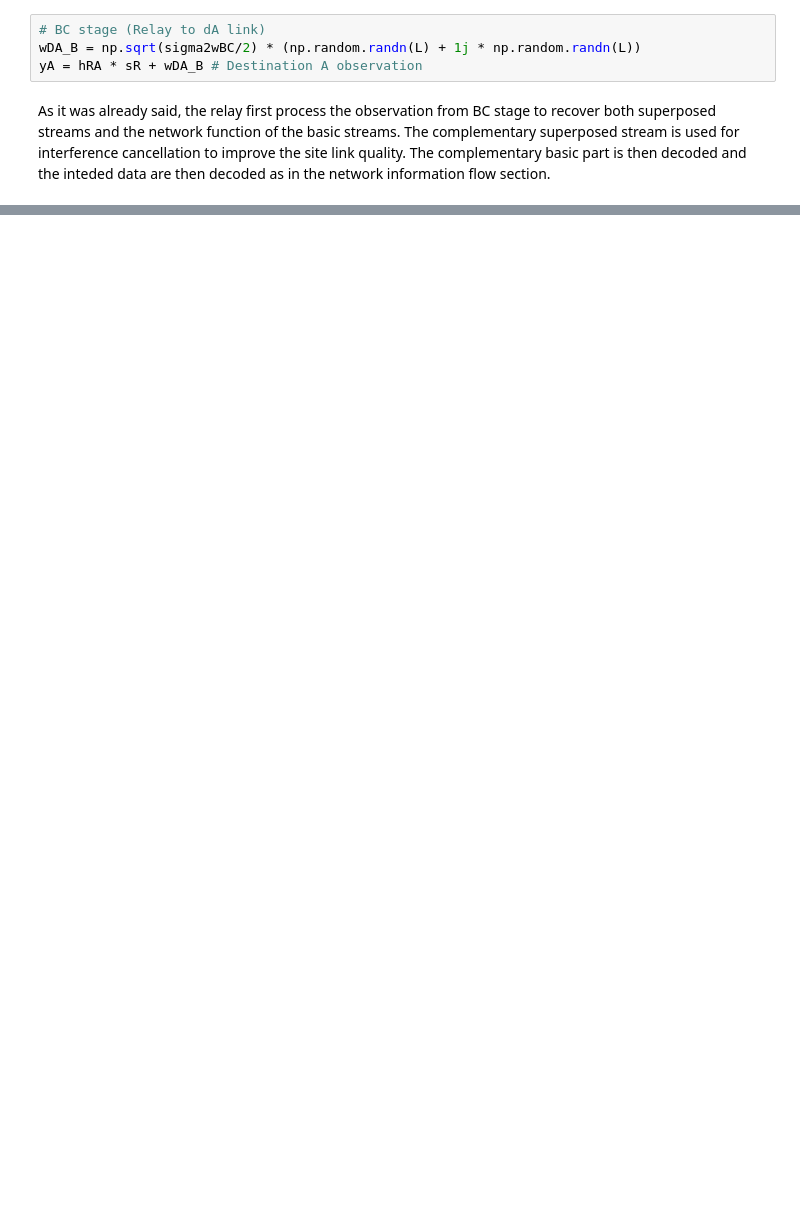
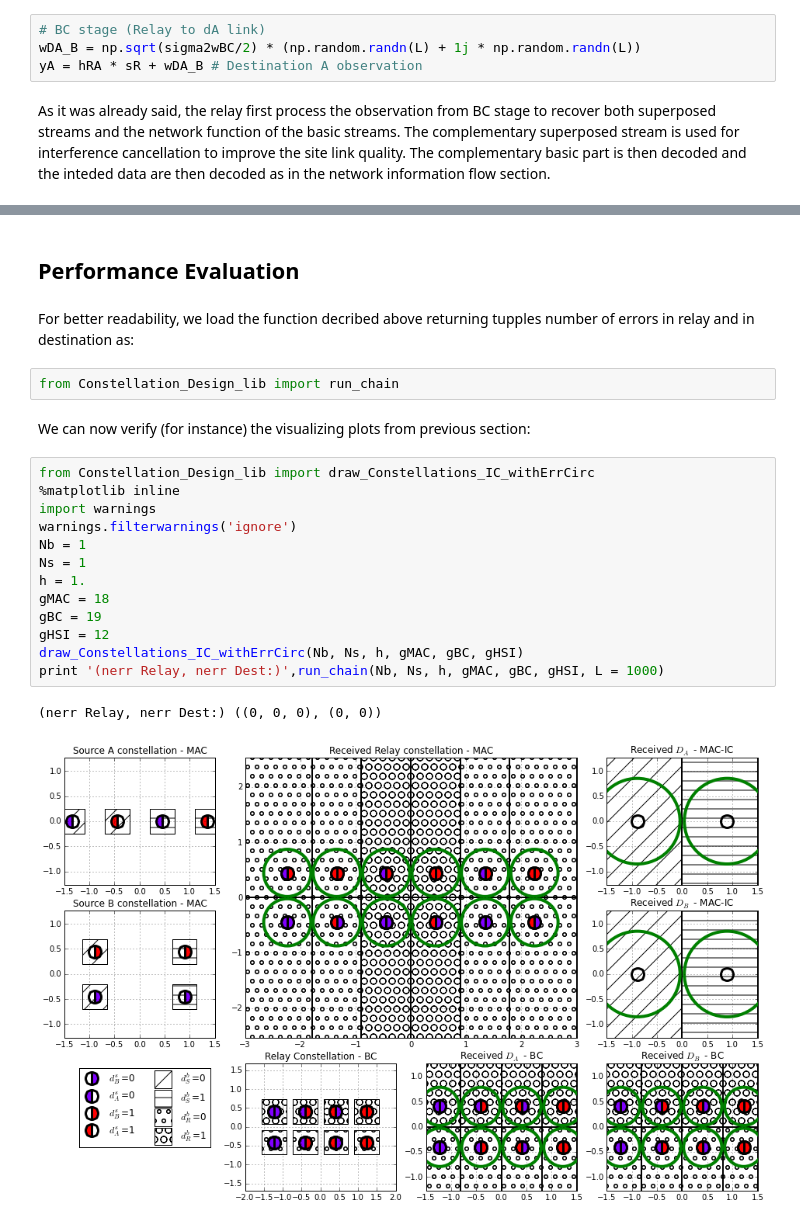
Before and after one commit to ProchazkaPavel/EURASIP_2017, a Jupyter notebook: web_pres/Simulation.ipynb, the cells around one changed output, grey strips where cells are left out. Cells and saved outputs as stored; diff of their text form; blank space fills up the shorter version.

```diff
--- a/web_pres/Simulation.ipynb
+++ b/web_pres/Simulation.ipynb
@@ -169,0 +179,24 @@ print 'nerr in relay: dAs:%d, dBs:%d, db:%d'\
+# %% [markdown]
+## Performance Evaluation
+# %% [markdown]
+For better readability, we load the function decribed above returning tupples number of errors in relay and in destination as:
+# %%
+from Constellation_Design_lib import run_chain
+# %% [markdown]
+We can now verify (for instance) the visualizing plots from previous section:
+# %%
+from Constellation_Design_lib import draw_Constellations_IC_withErrCirc
+%matplotlib inline
+import warnings
+warnings.filterwarnings('ignore')
+Nb = 1
+Ns = 1
+h = 1.
+gMAC = 18
+gBC = 19
+gHSI = 12
+draw_Constellations_IC_withErrCirc(Nb, Ns, h, gMAC, gBC, gHSI)
+print '(nerr Relay, nerr Dest:)',run_chain(Nb, Ns, h, gMAC, gBC, gHSI, L = 1000)
+# %% [output]
+(nerr Relay, nerr Dest:) ((0, 0, 0), (0, 0))
+[figure, added]
```
Also changed, not shown: parts of 17 cells of this notebook, 3 other files.
